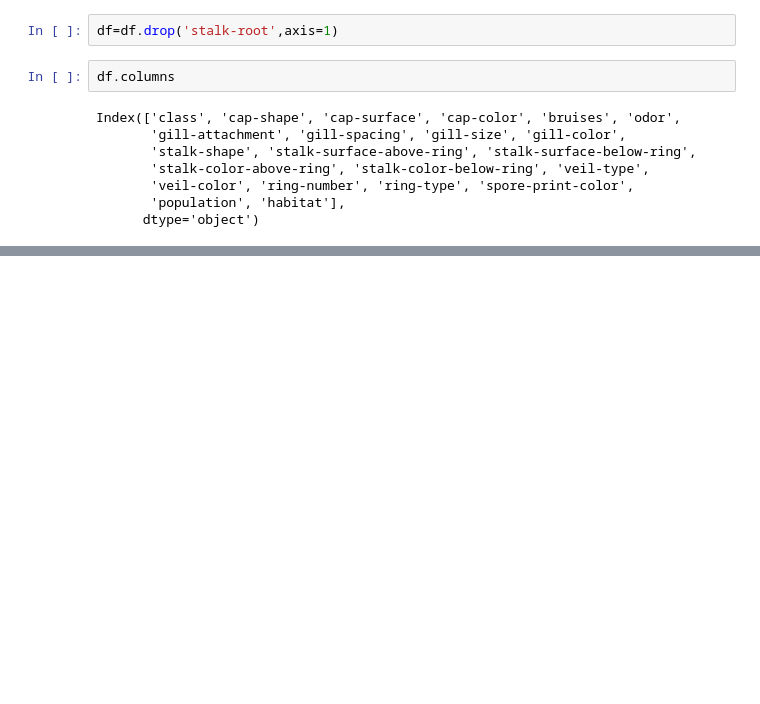
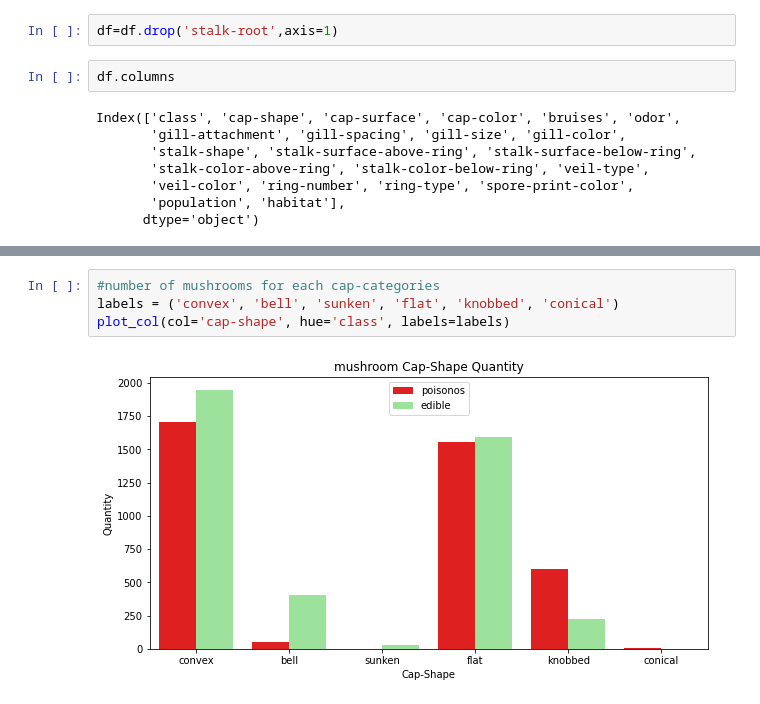
Before and after one commit to Syamkrishna123/case_study_on_probability, a Jupyter notebook: case_study_on_probability.ipynb, the cells around one changed output, grey strips where cells are left out. Drawn from its saved outputs; the diff is of its cells as text; blank space fills up the shorter version.

```diff
--- a/case_study_on_probability.ipynb
+++ b/case_study_on_probability.ipynb
@@ -136,0 +129,6 @@ for feature in df.columns:
+# %%
+#number of mushrooms for each cap-categories
+labels = ('convex', 'bell', 'sunken', 'flat', 'knobbed', 'conical')
+plot_col(col='cap-shape', hue='class', labels=labels)
+# %% [output]
+[figure, added]
```
Also changed, not shown: parts of 11 cells of this notebook.
